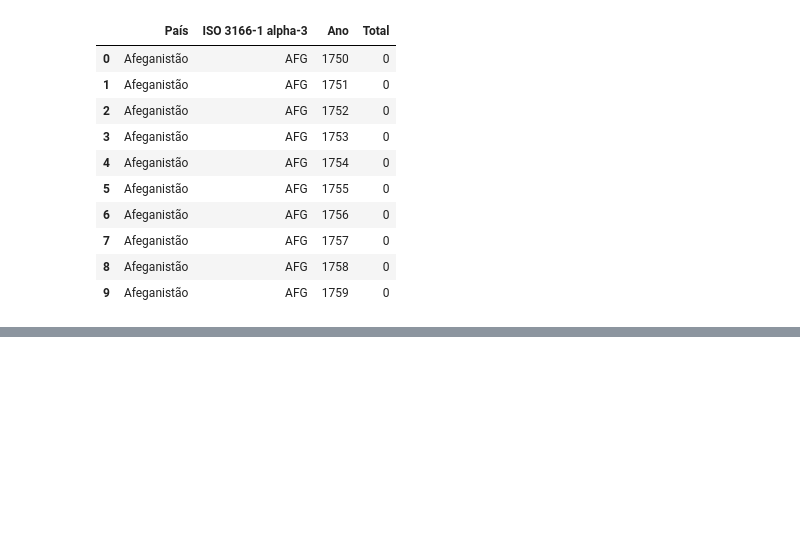
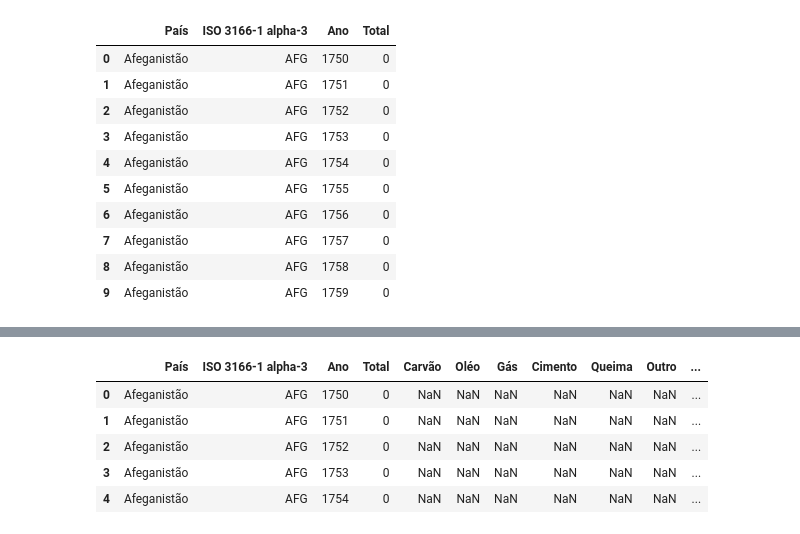
Before and after one commit to Eduardo-Alg/Pandas-I-O---Diferentes-formatos-de-arquivos, a Jupyter notebook: Lendo_arquivos_excel.ipynb, the cells around one changed output, grey strips where cells are left out. Cells and saved outputs as stored; diff of their text form; code cells hidden in the pictures; blank space fills up the shorter version.

```diff
--- a/Lendo_arquivos_excel.ipynb
+++ b/Lendo_arquivos_excel.ipynb
@@ -90,0 +122,20 @@ intervalo_2
+# %%
+# Interpolando URL do Google planilha com variáveis e armazenando na variável url
+url = f'https://docs.google.com/spreadsheets/d/{sheet_id}/gviz/tq?tqx=out:csv&sheet'
+                                                    #    |---a---|-----b-----|--c--|
+# a = Acesso a API de visualização de Dados
+# b = Retorna como CSV
+# C = Retorna toda a Planilha
+# %%
+#Lendo os Dados da variável url e armazenando
+dados_co2_sheets = pd.read_csv(url)
+# %%
+#Exibindo as primeiras linhas
+dados_co2_sheets.head()
+# %% [output]
+|  | País | ISO 3166-1 alpha-3 | Ano | Total | Carvão | Oléo | Gás | Cimento | Queima | Outro | ... |
+| 0 | Afeganistão | AFG | 1750 | 0 | NaN | NaN | NaN | NaN | NaN | NaN | ... |
+| 1 | Afeganistão | AFG | 1751 | 0 | NaN | NaN | NaN | NaN | NaN | NaN | ... |
+| 2 | Afeganistão | AFG | 1752 | 0 | NaN | NaN | NaN | NaN | NaN | NaN | ... |
+| 3 | Afeganistão | AFG | 1753 | 0 | NaN | NaN | NaN | NaN | NaN | NaN | ... |
+| 4 | Afeganistão | AFG | 1754 | 0 | NaN | NaN | NaN | NaN | NaN | NaN | ... |
```
Also changed, not shown: parts of 10 cells of this notebook.
